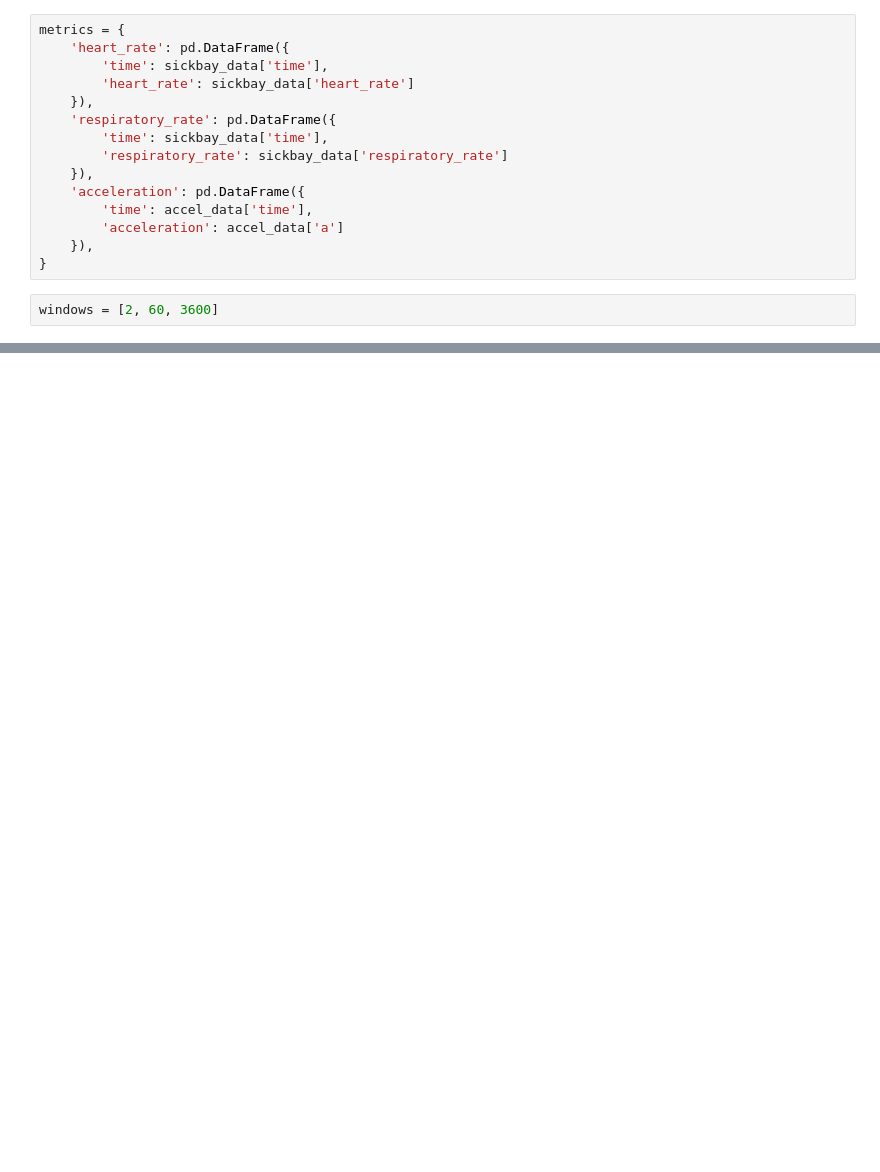
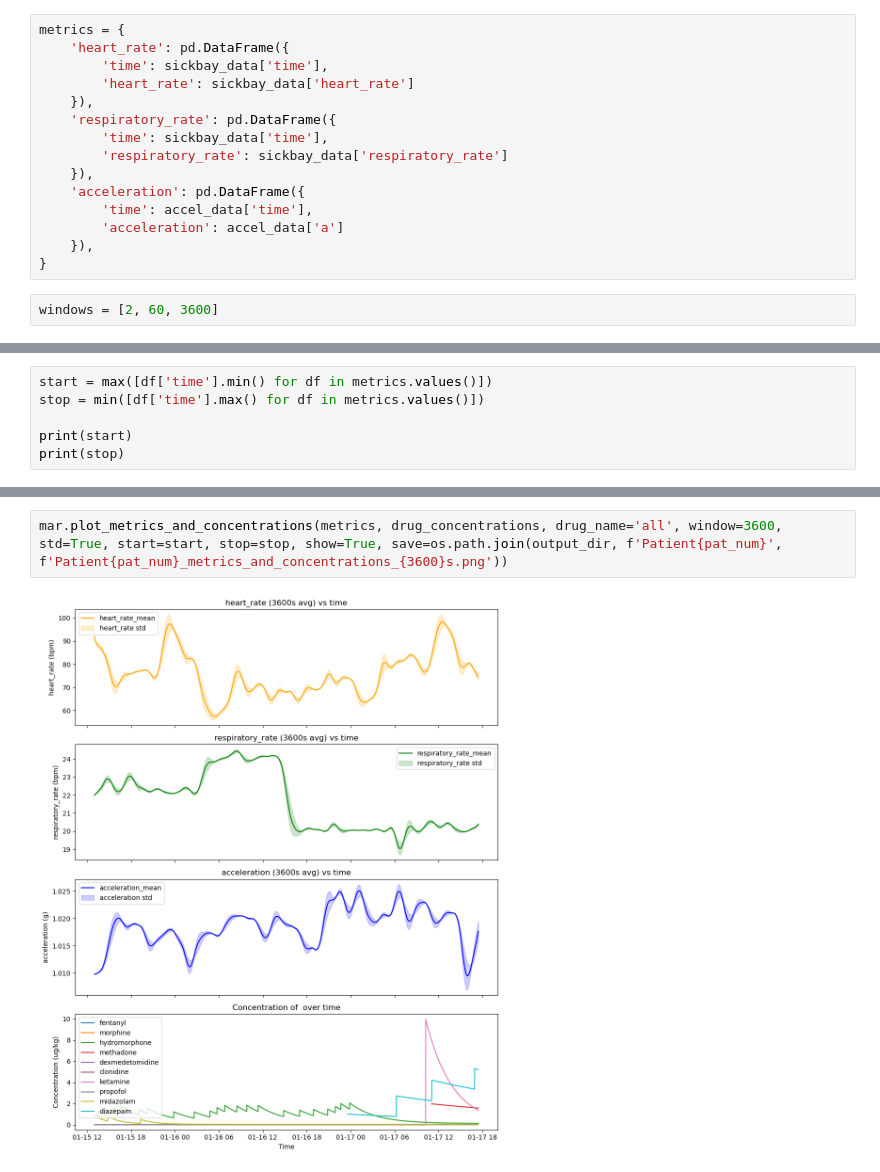
Before and after one commit to PedAccel/PedAccel, a Jupyter notebook: data_analysis/MAR/analysis/mar.ipynb, the cells around one changed output, grey strips where cells are left out. Cells and saved outputs as stored; diff of their text form; blank space fills up the shorter version.

Commit message:
more plots

```diff
--- a/data_analysis/MAR/analysis/mar.ipynb
+++ b/data_analysis/MAR/analysis/mar.ipynb
@@ -108,0 +100,6 @@ for window in windows:
+# %%
+start = max([df['time'].min() for df in metrics.values()])
+stop = min([df['time'].max() for df in metrics.values()])
+
+print(start)
+print(stop)
@@ -108,0 +109,4 @@ for window in windows:
+# %%
+mar.plot_metrics_and_concentrations(metrics, drug_concentrations, drug_name='all', window=3600, std=True, start=start, stop=stop, show=True, save=os.path.join(output_dir, f'Patient{pat_num}', f'Patient{pat_num}_metrics_and_concentrations_{3600}s.png'))
+# %% [output]
+[figure, added]
```
Also changed, not shown: parts of 5 cells of this notebook, 1 other file.
